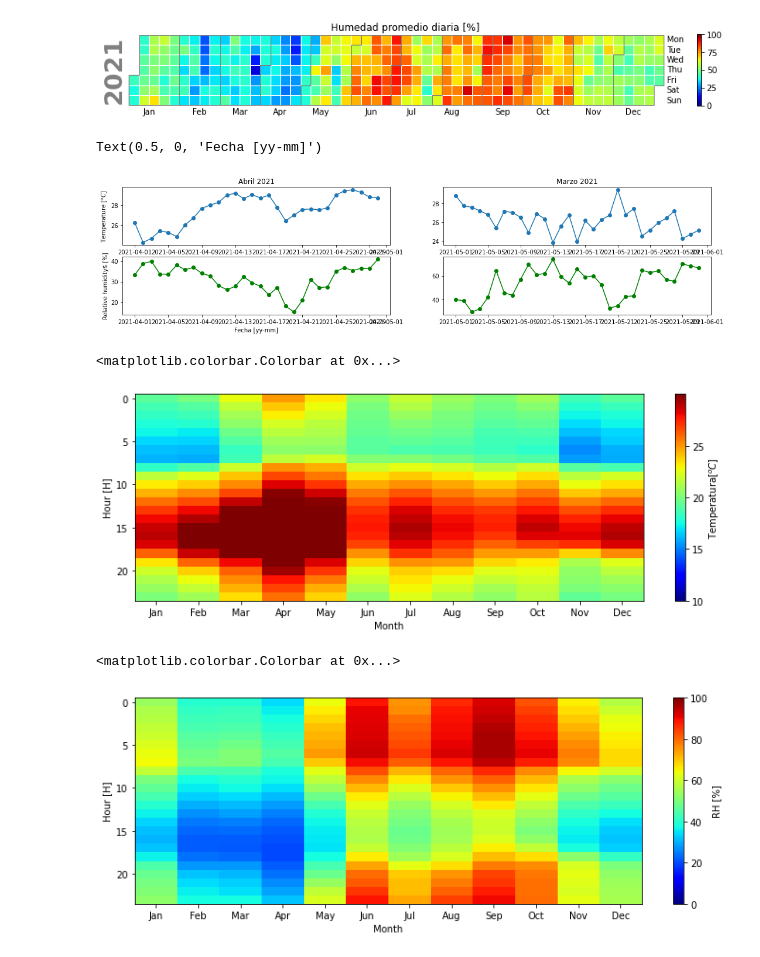
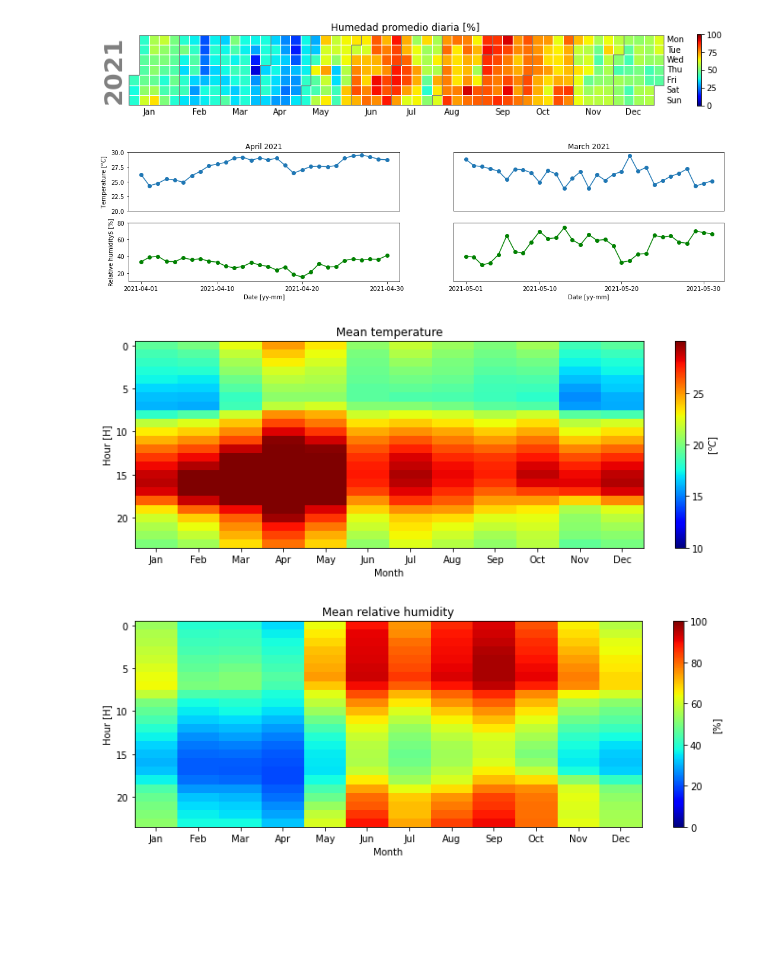
Before and after one commit to jessineva/Evaporative_thesis, a Jupyter notebook: figuras/notebooks/002_temixco_gráficas2021.ipynb, the cells around one changed output. Drawn from its saved outputs; the diff is of its cells as text; code cells hidden in the pictures; blank space fills up the shorter version.

```diff
--- a/figuras/notebooks/002_temixco_gráficas2021.ipynb
+++ b/figuras/notebooks/002_temixco_gráficas2021.ipynb
@@ -51,14 +56,28 @@ ax[1][1].plot(df.Hum.loc["2021-05"].resample("D").mean(), "o-g")
 ax[0][0].set_ylabel("Temperature [$^oC$]")
 ax[1][0].set_ylabel("Relative humidity$ [%]")
 
-ax[0][0].set_title("Abril 2021")
-ax[0][1].set_title("Marzo 2021")
+ax[0][0].set_title("April 2021")
+ax[0][1].set_title("March 2021")
 
-ax[1][0].set_xlabel("Fecha [yy-mm]")
-ax[0][1].set_xlabel("Fecha [yy-mm]")
+ax[0][0].set_ylim(20,30)
+ax[0][1].set_ylim(20,30)
+ax[1][0].set_ylim(10,80)
+ax[1][1].set_ylim(10,80)
+
+ax[1][0].set_xlabel("Date [yy-mm]")
+ax[1][1].set_xlabel("Date [yy-mm]")
+
+ax[1][0].set_xticks(["2021-04-01", "2021-04-10", "2021-04-20", "2021-04-30"])
+ax[0][0].set_xticks([])
+ax[1][1].set_xticks(["2021-05-01", "2021-05-10", "2021-05-20", "2021-05-30"])
+ax[0][1].set_xticks([])
+
+ax[0][1].set_yticks([])
+ax[1][1].set_yticks([])
+
+plt.savefig("../../escrito/figuras/tempVShum")
 # %% [output]
-Text(0.5, 0, 'Fecha [yy-mm]')
-[figure, old version]
+[figure, new version]
 # %%
 f    = "../data/temixco2021"
 df   = pd.read_csv(f, index_col=0, parse_dates=True)
@@ -68,21 +87,24 @@ Ig   = df.Ig.groupby(by=[df.index.month, df.index.hour]).mean().unstack().T
 # %%
 meses = calendar.month_abbr[1:]
 
 fig, ax = plt.subplots(figsize = (12,4))
 
 p = ax.imshow(Tamb, aspect="auto", cmap="jet", vmin=10, vmax=30)
 
 ax.set_xticks(range(0,12))
 ax.set_xticklabels(meses)
 
 ax.set_ylabel("Hour [H]")
 ax.set_xlabel("Month")
 
+ax.set_title("Mean temperature")
 
-fig.colorbar(p, label="Temperatura[$^oC$]", ticks=range(5,26,5))
+
+fig.colorbar(p, label="[$^oC$]", ticks=range(5,26,5))
+
+plt.savefig("../../escrito/figuras/Temperature")
 # %% [output]
-<matplotlib.colorbar.Colorbar at 0x...>
-[figure, old version]
+[figure, new version]
 # %%
 fig, ax = plt.subplots(figsize = (12,4))
 
@@ -95,10 +117,12 @@ ax.set_ylabel("Hour [H]")
 ax.set_xlabel("Month")
 
 
-fig.colorbar(p, label="RH [%]", ticks=range(0,101,20))
+fig.colorbar(p, label="[%]", ticks=range(0,101,20))
+
+ax.set_title("Mean relative humidity")
+plt.savefig("../../escrito/figuras/relhum")
 # %% [output]
-<matplotlib.colorbar.Colorbar at 0x...>
-[figure, old version]
+[figure, new version]
 # %%
 fig, ax = plt.subplots(figsize = (12,4))
 
```
Also changed, not shown: parts of 3 cells of this notebook, 17 other files.
